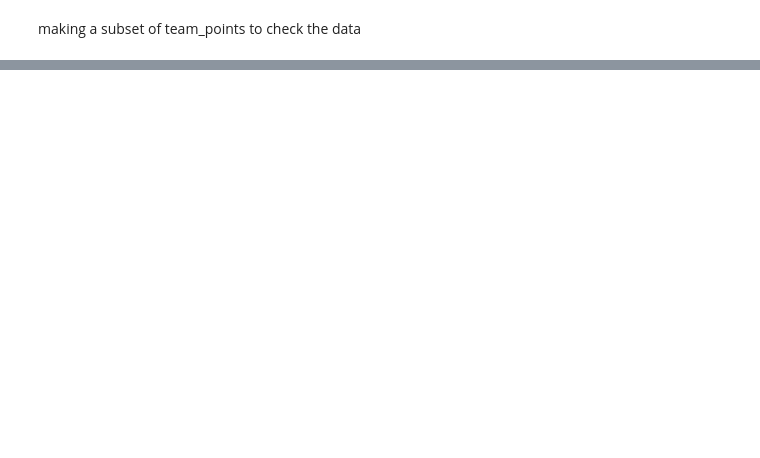
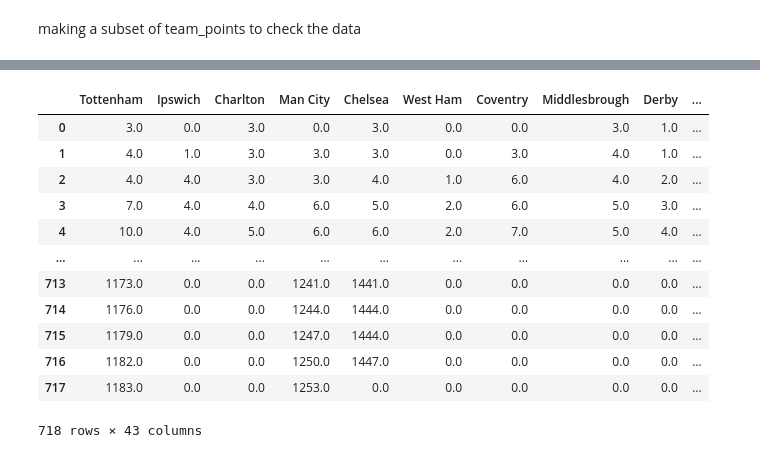
Before and after one commit to Adonis232/Ironhack_final_project_2.0, a Jupyter notebook: Untitled.ipynb, the cells around one changed output, grey strips where cells are left out. Saved outputs shown, nothing was run; the diff lists cells and outputs as text; code cells hidden in the pictures; blank space fills up the shorter version.

```diff
--- a/Untitled.ipynb
+++ b/Untitled.ipynb
@@ -643,0 +723,18 @@ for tea, played_, points_ in top_teams:
+# %%
+a = pd.DataFrame.from_dict(team_points, orient='index')
+a = a.fillna(0)
+a.T
+# %% [output]
+|  | Tottenham | Ipswich | Charlton | Man City | Chelsea | West Ham | Coventry | Middlesbrough | Derby | ... |
+| 0 | 3.0 | 0.0 | 3.0 | 0.0 | 3.0 | 0.0 | 0.0 | 3.0 | 1.0 | ... |
+| 1 | 4.0 | 1.0 | 3.0 | 3.0 | 3.0 | 0.0 | 3.0 | 4.0 | 1.0 | ... |
+| 2 | 4.0 | 4.0 | 3.0 | 3.0 | 4.0 | 1.0 | 6.0 | 4.0 | 2.0 | ... |
+| 3 | 7.0 | 4.0 | 4.0 | 6.0 | 5.0 | 2.0 | 6.0 | 5.0 | 3.0 | ... |
+| 4 | 10.0 | 4.0 | 5.0 | 6.0 | 6.0 | 2.0 | 7.0 | 5.0 | 4.0 | ... |
+| ... | ... | ... | ... | ... | ... | ... | ... | ... | ... | ... |
+| 713 | 1173.0 | 0.0 | 0.0 | 1241.0 | 1441.0 | 0.0 | 0.0 | 0.0 | 0.0 | ... |
+| 714 | 1176.0 | 0.0 | 0.0 | 1244.0 | 1444.0 | 0.0 | 0.0 | 0.0 | 0.0 | ... |
+| 715 | 1179.0 | 0.0 | 0.0 | 1247.0 | 1444.0 | 0.0 | 0.0 | 0.0 | 0.0 | ... |
+| 716 | 1182.0 | 0.0 | 0.0 | 1250.0 | 1447.0 | 0.0 | 0.0 | 0.0 | 0.0 | ... |
+| 717 | 1183.0 | 0.0 | 0.0 | 1253.0 | 0.0 | 0.0 | 0.0 | 0.0 | 0.0 | ... |
+718 rows × 43 columns
```
Also changed, not shown: parts of 25 cells of this notebook, 1 other file.
